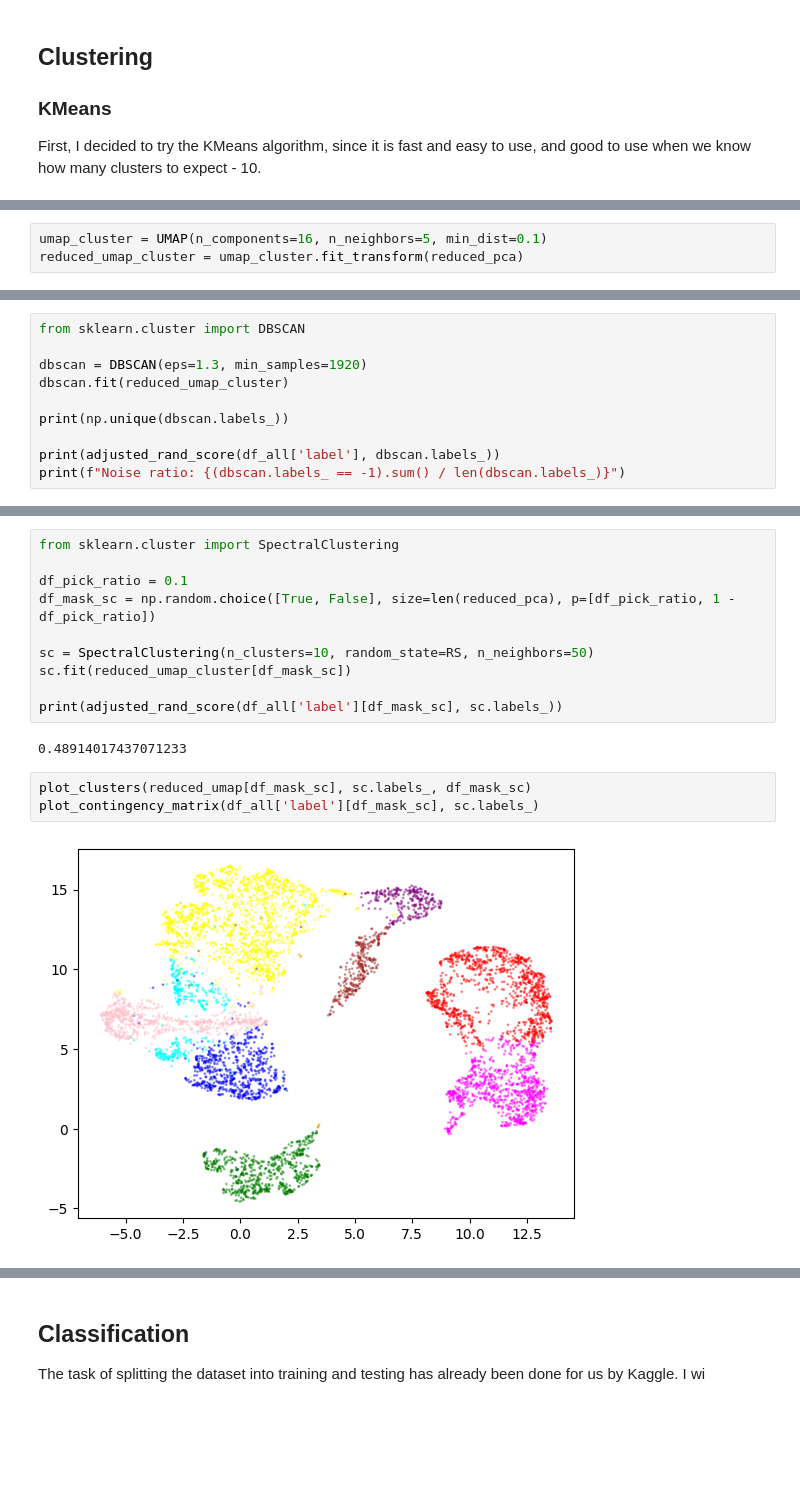
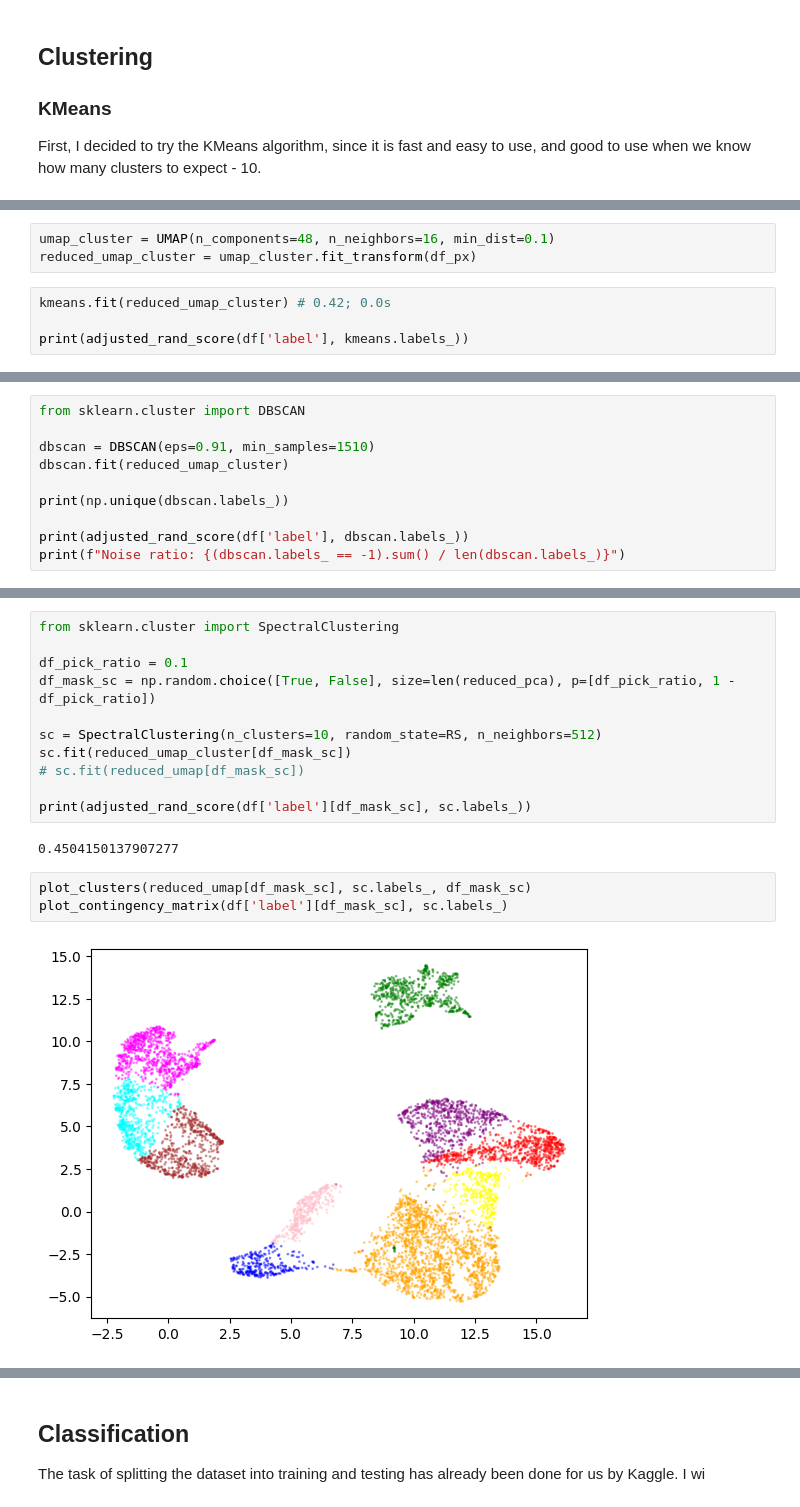
Before and after one commit to frun36/fods-fashion-mnist, a Jupyter notebook: fashion_mnist.ipynb, the cells around one changed output, grey strips where cells are left out. Cells and saved outputs as stored; diff of their text form; blank space fills up the shorter version.

```diff
--- a/fashion_mnist.ipynb
+++ b/fashion_mnist.ipynb
@@ -267,3 +272,7 @@ In order to perform those more advanced algorithms, I decided to reduce the dime
 # %%
-umap_cluster = UMAP(n_components=16, n_neighbors=5, min_dist=0.1)
-reduced_umap_cluster = umap_cluster.fit_transform(reduced_pca)
+umap_cluster = UMAP(n_components=48, n_neighbors=16, min_dist=0.1)
+reduced_umap_cluster = umap_cluster.fit_transform(df_px)
+# %%
+kmeans.fit(reduced_umap_cluster) # 0.42; 0.0s
+
+print(adjusted_rand_score(df['label'], kmeans.labels_))
@@ -273,12 +296,12 @@ I decided to first try density-based clusterings - the UMAP-reduced dataset in 2
 # %%
 from sklearn.cluster import DBSCAN
 
-dbscan = DBSCAN(eps=1.3, min_samples=1920)
+dbscan = DBSCAN(eps=0.91, min_samples=1510)
 dbscan.fit(reduced_umap_cluster)
 
 print(np.unique(dbscan.labels_))
 
-print(adjusted_rand_score(df_all['label'], dbscan.labels_))
+print(adjusted_rand_score(df['label'], dbscan.labels_))
 print(f"Noise ratio: {(dbscan.labels_ == -1).sum() / len(dbscan.labels_)}")
 # %% [output]
 [-1  0  1  2  3  4  5  6  7  8  9]
@@ -296,14 +323,15 @@ from sklearn.cluster import SpectralClustering
 df_pick_ratio = 0.1
 df_mask_sc = np.random.choice([True, False], size=len(reduced_pca), p=[df_pick_ratio, 1 - df_pick_ratio])
 
-sc = SpectralClustering(n_clusters=10, random_state=RS, n_neighbors=50)
+sc = SpectralClustering(n_clusters=10, random_state=RS, n_neighbors=512)
 sc.fit(reduced_umap_cluster[df_mask_sc])
+# sc.fit(reduced_umap[df_mask_sc])
 
-print(adjusted_rand_score(df_all['label'][df_mask_sc], sc.labels_))
+print(adjusted_rand_score(df['label'][df_mask_sc], sc.labels_))
 # %% [output]
-0.48914017437071233
+0.4504150137907277
 # %%
 plot_clusters(reduced_umap[df_mask_sc], sc.labels_, df_mask_sc)
-plot_contingency_matrix(df_all['label'][df_mask_sc], sc.labels_)
+plot_contingency_matrix(df['label'][df_mask_sc], sc.labels_)
 # %% [output]
-[figure, old version]
+[figure, new version]
```
Also changed, not shown: parts of 29 cells of this notebook.
